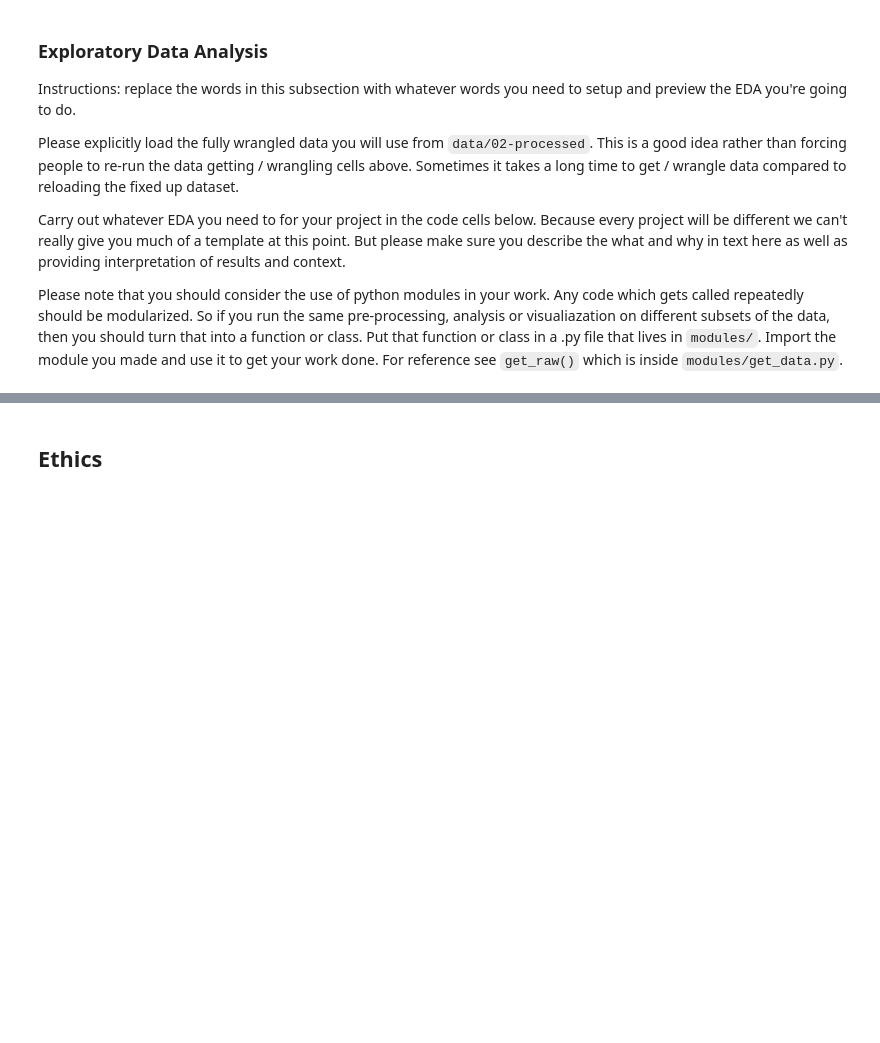
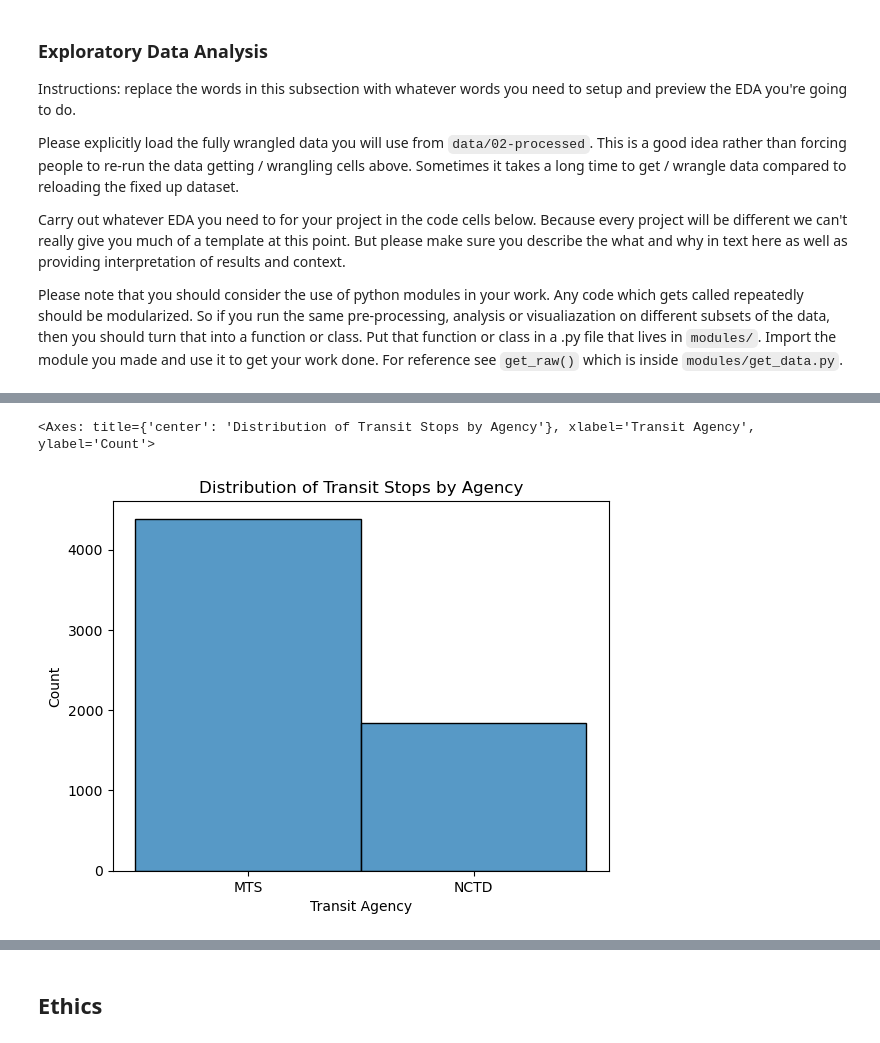
Before and after one commit to COGS108/Group022_WI26, a Jupyter notebook: 02-EDACheckpoint.ipynb, the cells around one changed output, grey strips where cells are left out. Saved outputs shown, nothing was run; the diff lists cells and outputs as text; code cells hidden in the pictures; blank space fills up the shorter version.

Commit message:
EDA 1 and 2
EDA, titles, and descriptions updated

```diff
--- a/02-EDACheckpoint.ipynb
+++ b/02-EDACheckpoint.ipynb
@@ -1112,3 +1180,9 @@ clean_stops_df
 # %%
-cs_f1 = sns.histplot(clean_stops_df, x = 'stop_agncy')
-cs_f1;
+cs_f1 = sns.histplot(clean_stops_df, x='stop_agncy')
+cs_f1.set_title("Distribution of Transit Stops by Agency")
+cs_f1.set_xlabel("Transit Agency")
+cs_f1.set_ylabel("Count")
+cs_f1
+# %% [output]
+<Axes: title={'center': 'Distribution of Transit Stops by Agency'}, xlabel='Transit Agency', ylabel='Count'>
+[figure, added]
```
Also changed, not shown: parts of 35 cells of this notebook, 1 other file.
